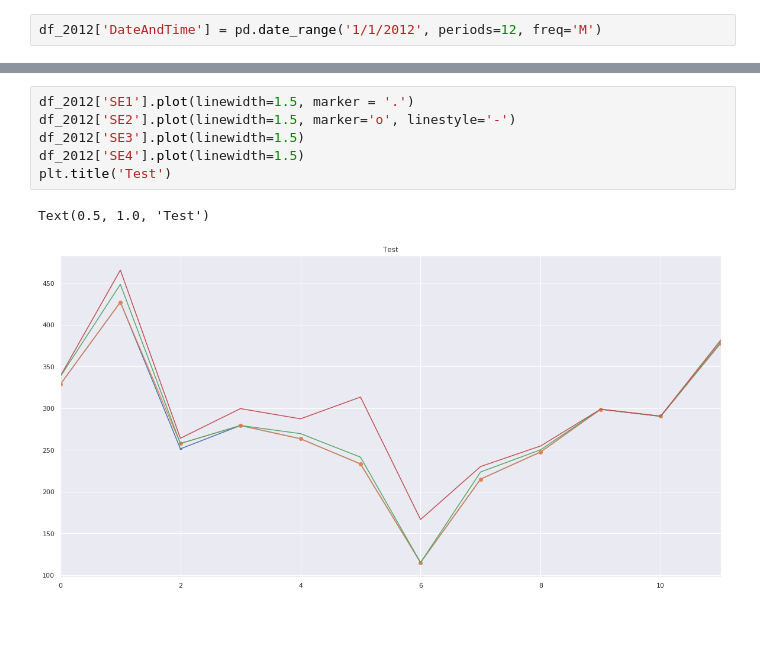
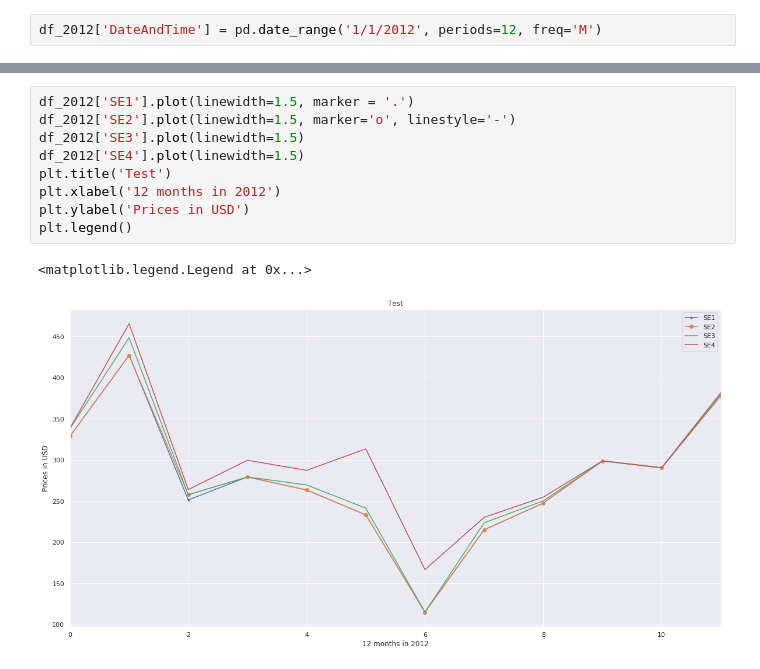
Before and after one commit to siminh86/NordPole_Price, a Jupyter notebook: Monthly/Jupyter Codes/01.elspot-prices_2012_monthly.ipynb, the cells around one changed output, grey strips where cells are left out. Saved outputs shown, nothing was run; the diff lists cells and outputs as text; blank space fills up the shorter version.

```diff
--- a/Monthly/Jupyter Codes/01.elspot-prices_2012_monthly.ipynb
+++ b/Monthly/Jupyter Codes/01.elspot-prices_2012_monthly.ipynb
@@ -34,9 +34,12 @@ df_2012.set_index('DateAndTime')
 # %%
 df_2012['SE1'].plot(linewidth=1.5, marker = '.')
 df_2012['SE2'].plot(linewidth=1.5, marker='o', linestyle='-')
 df_2012['SE3'].plot(linewidth=1.5)
 df_2012['SE4'].plot(linewidth=1.5)
 plt.title('Test')
+plt.xlabel('12 months in 2012')
+plt.ylabel('Prices in USD')
+plt.legend()
 # %% [output]
-Text(0.5, 1.0, 'Test')
+<matplotlib.legend.Legend at 0x...>
-[figure, old version]
+[figure, new version]
```
